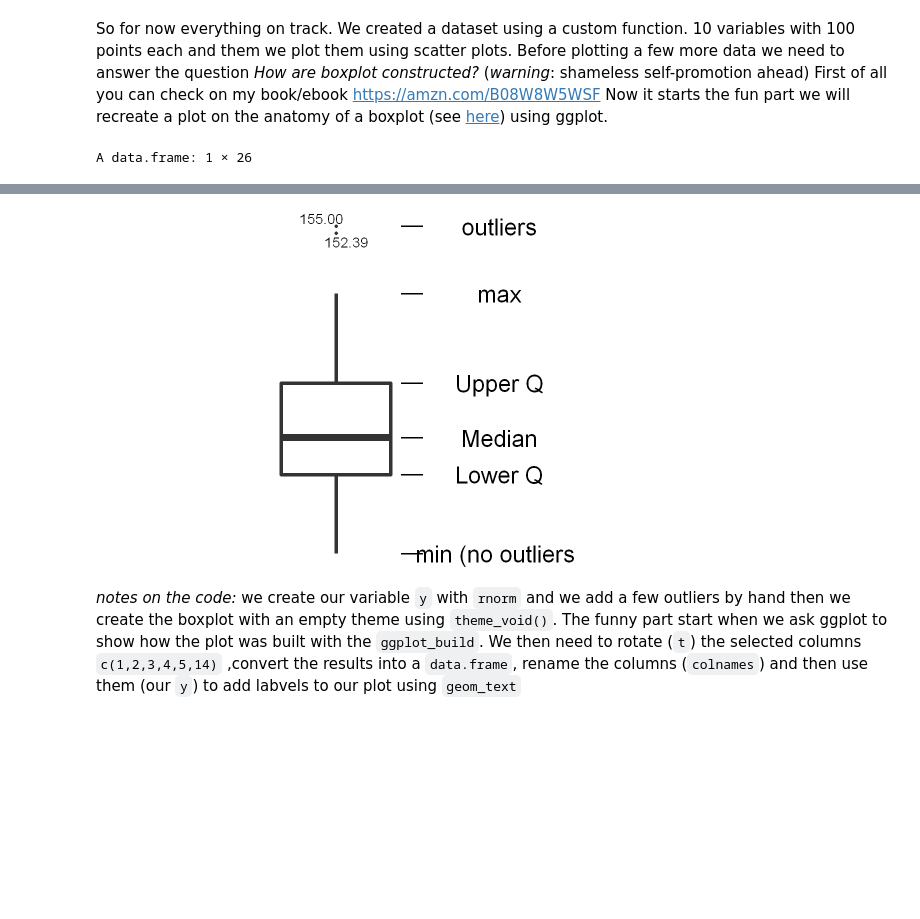
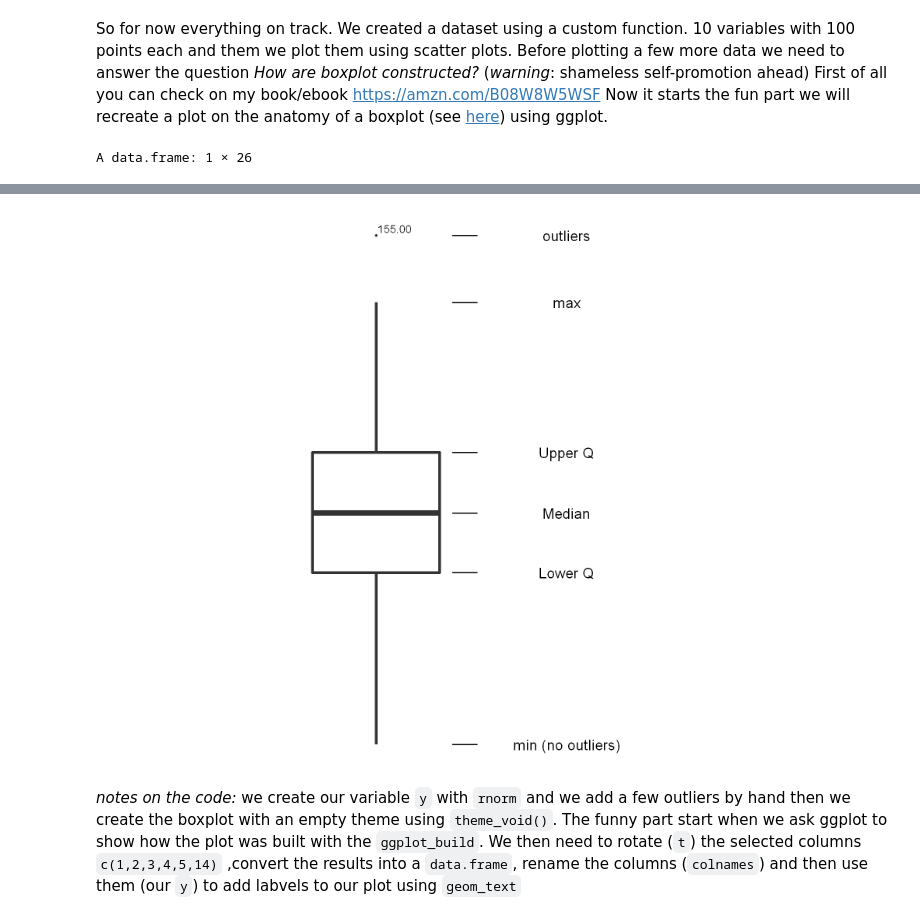
Before and after one commit to jojosgithub/blog, a Jupyter notebook: _notebooks/2021-06-18-boxplot.ipynb, the cells around one changed output, grey strips where cells are left out. Drawn from its saved outputs; the diff is of its cells as text; code cells hidden in the pictures; blank space fills up the shorter version.

```diff
--- a/_notebooks/2021-06-18-boxplot.ipynb
+++ b/_notebooks/2021-06-18-boxplot.ipynb
@@ -114,7 +114,7 @@ colnames(outl)  <- c("outl")
 p2 <- box + geom_text (data=bdata,aes(
                       x=1.5,
                       y=y,
-                      label = c("min (no outliers)","Lower Q","Median","Upper Q","max","outliers")),size=10)    +
+                      label = c("min (no outliers)","Lower Q","Median","Upper Q","max","outliers")),size=8)    +
                       geom_segment(data=bdata, aes(x = 0.8, y = y, xend = 0.6, yend =y),lwd=1)
 
 
@@ -135,4 +135,4 @@ A data.frame: 1 × 26
-[figure, old version]
+[figure, new version]
 # %% [markdown]
 *notes on the code:* we create our variable `y` with `rnorm` and we add a few outliers by hand then we create the boxplot
 with an empty theme using `theme_void()`. The funny part start when we ask ggplot to show how the plot was built with the
```
Also changed, not shown: parts of 6 cells of this notebook, 4 other files.
